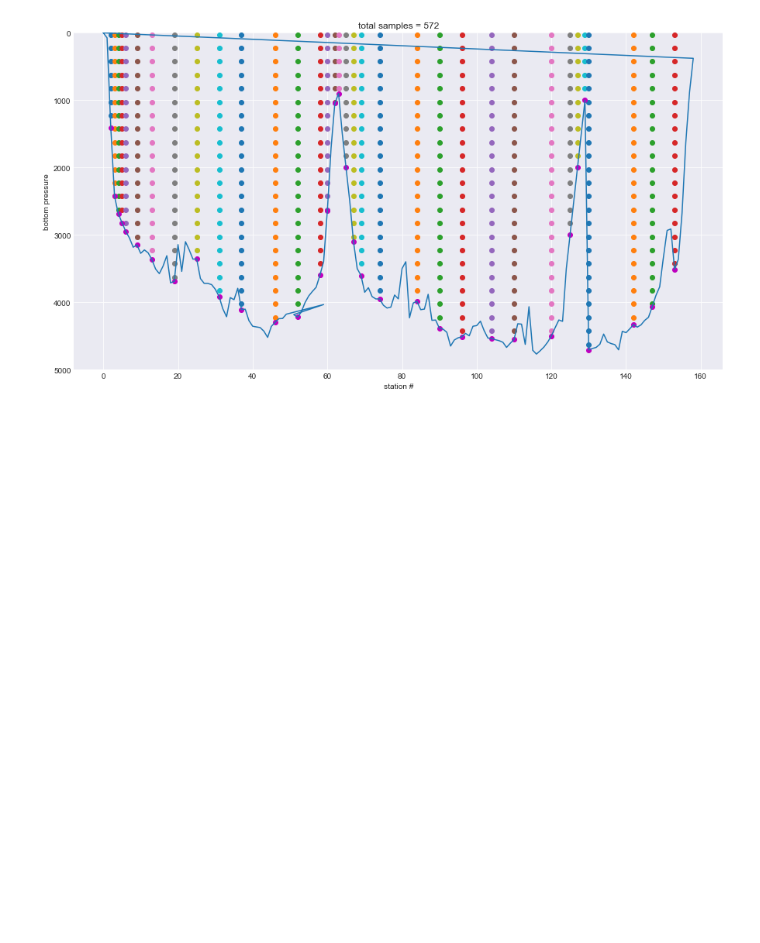
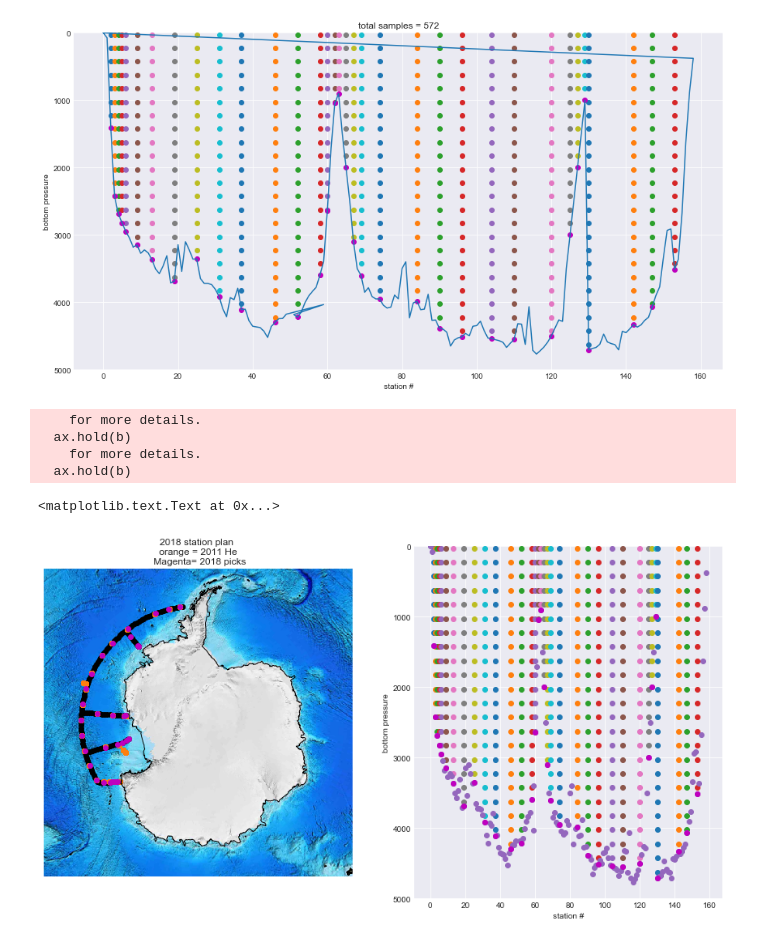
Before and after one commit to nlbeaird/S4P, a Jupyter notebook: plot_h3_2011_usingCSV_old_conflict.ipynb, the cells around one changed output. Saved outputs shown, nothing was run; the diff lists cells and outputs as text; code cells hidden in the pictures; blank space fills up the shorter version.

Commit message:
work on depth selection

```diff
--- a/plot_h3_2011_usingCSV_old_conflict.ipynb
+++ b/plot_h3_2011_usingCSV_old_conflict.ipynb
@@ -503,3 +503,39 @@ plt.title('total samples = %i' % total_samples)
 # %% [output]
 <matplotlib.text.Text at 0x...>
 [figure]
+# %%
+fig, axs = plt.subplots(ncols=2,  figsize=(15, 8))
+
+
+m = Basemap( resolution='i', projection='spstere', lon_0 = 115, boundinglat = -60)
+
+x_2018, y_2018 = m( df_2018.lon.values, df_2018.lat.values )
+plt.subplot(121)
+m.scatter( x_2018, y_2018, c='k')
+m.scatter( xHe_2011, yHe_2011, c='tab:orange')
+m.scatter( x_2018[He_sta_2018], y_2018[He_sta_2018], c='m')
+m.drawcoastlines()
+m.etopo(scale=0.5) # displays an image (from http://www.ngdc.noaa.gov/mgg/global/global.html) it's big
+plt.title('2018 station plan \n orange = 2011 He \n Magenta= 2018 picks')
+
+plt.subplot(122)
+total_samples = 0
+
+for s in range( len(He_sta_2018) ):
+    nom_depths = np.arange( 25, df_2018.bttm_pres[He_sta_2018[s]], 200)
+    istation = df_2018.station[He_sta_2018[s]]*np.ones((len(nom_depths)))
+    plt.scatter( istation , nom_depths)
+    total_samples += len(nom_depths)
+
+plt.scatter(df_2018.station, df_2018.bttm_pres)
+plt.scatter(df_2018.station[He_sta_2018], df_2018.bttm_pres[He_sta_2018], c='m')
+plt.ylim([5000, 0])
+plt.ylabel('bottom pressure')
+plt.xlabel('station #')
+# %% [output]
+    for more details.
+  ax.hold(b)
+    for more details.
+  ax.hold(b)
+<matplotlib.text.Text at 0x...>
+[figure, added]
```
